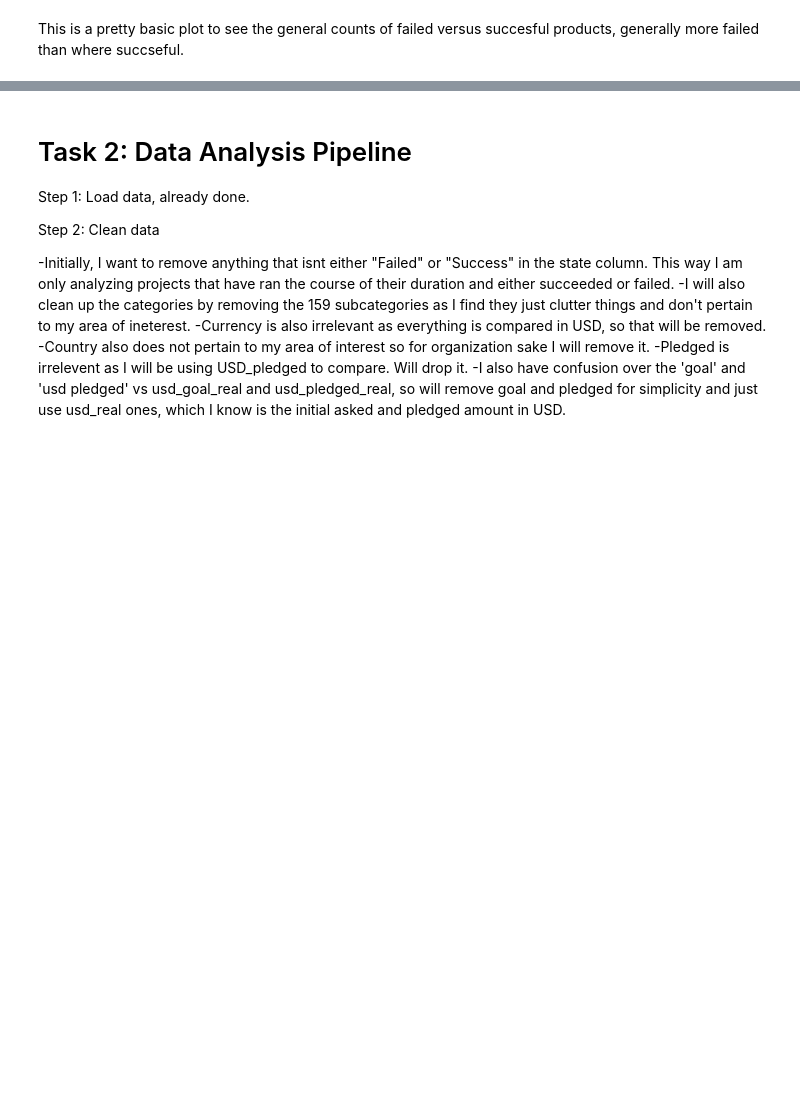
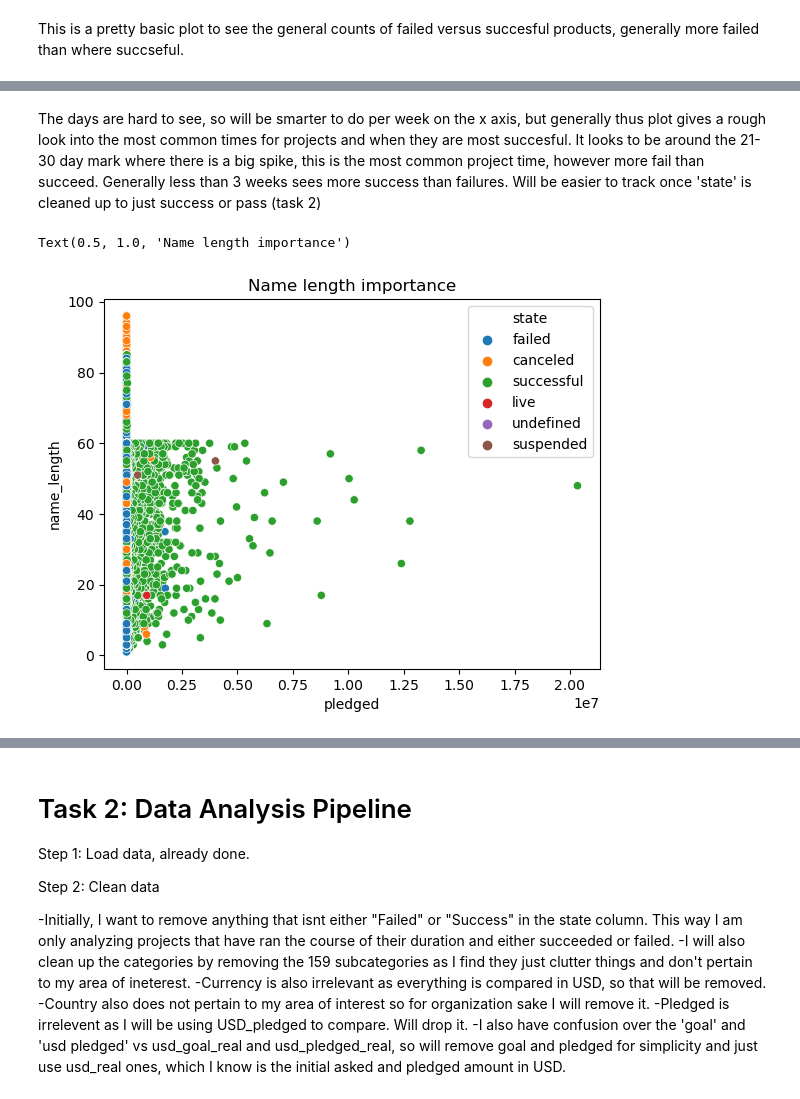
Before and after one commit to aryanagn/Funding-Trend-Navigator, a Jupyter notebook: notebooks/analysis2.ipynb, the cells around one changed output, grey strips where cells are left out. Saved outputs shown, nothing was run; the diff lists cells and outputs as text; code cells hidden in the pictures; blank space fills up the shorter version.

Commit message:
Finished task 1-3 and created py_function2 file

```diff
--- a/notebooks/analysis2.ipynb
+++ b/notebooks/analysis2.ipynb
@@ -92,0 +94,15 @@ sb.countplot(x = j,  hue = df.state)
+# %% [markdown]
+The days are hard to see, so will be smarter to do per week on the x axis, but generally thus plot gives a rough look into the most common times for projects and when they are most succesful. It looks to be around the 21-30 day mark where there is a big spike, this is the most common project time, however more fail than succeed. Generally less than 3 weeks sees more success than failures. Will be easier to track once 'state' is cleaned up to just success or pass (task 2)
+# %%
+import seaborn as sb
+import matplotlib.pyplot as plt
+import pandas as pd
+df = pd.read_csv("C:\\Users\\jossw\\OneDrive\\Desktop\\UBCOYR3\\COSC301\\project-group-26\\data\\raw\\ks-projects-201801.csv")
+dk = df.copy()
+dk['name_length'] = dk['name'].str.len()
+dk['pledged'] = dk['pledged']
+vis = sb.scatterplot(data =dk, y = 'name_length', x= 'pledged', hue = 'state')
+plt.title("Name length importance")
+# %% [output]
+Text(0.5, 1.0, 'Name length importance')
+[figure, added]
```
Also changed, not shown: parts of 7 cells of this notebook, 1 other file.
